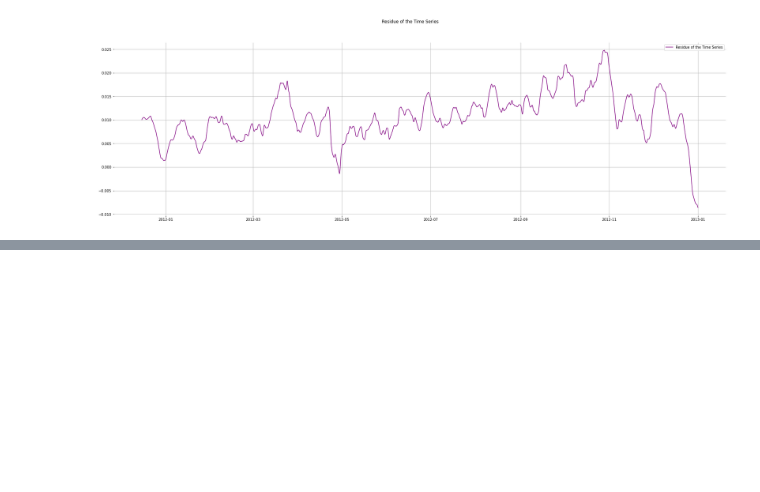
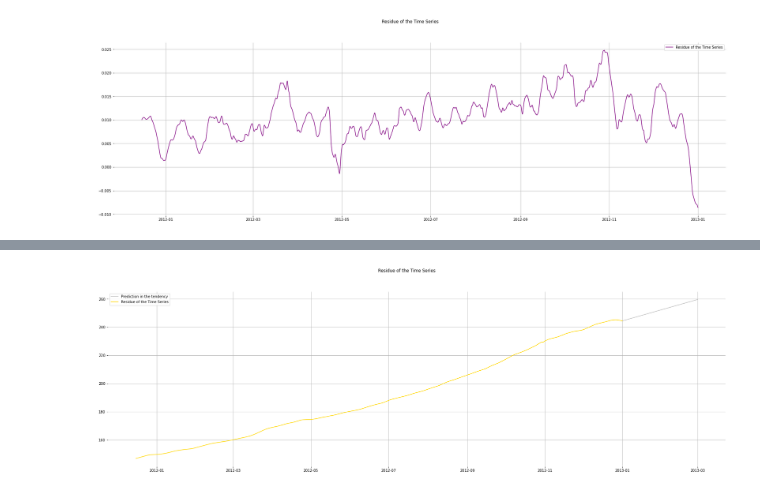
Before and after one commit to mateoricio/chicago_reting_bikes_forecasting, a Jupyter notebook: chicago_bikes_forecasting.ipynb, the cells around one changed output, grey strips where cells are left out. Saved outputs shown, nothing was run; the diff lists cells and outputs as text; code cells hidden in the pictures; blank space fills up the shorter version.

```diff
--- a/chicago_bikes_forecasting.ipynb
+++ b/chicago_bikes_forecasting.ipynb
@@ -185,0 +216,19 @@ ax.legend();
+# %%
+df_ts_prediction['tendency_prediction'] = np.nan
+df_ts_prediction['tendency_prediction'].loc['2012-12-31 23:00:00':] = df_ts_prediction['tendency'].loc['2012-12-31 23:00:00']
+df_ts_prediction['add_tendency_prediction'] = df_ts_prediction['tendency_prediction'] + df_ts_prediction['residue_prediction'].cumsum()
+# %%
+fig, ax = plt.subplots(figsize = fig_size)
+
+fig.suptitle('Residue of the Time Series')
+# ax.set_ylabel('Residue')
+
+ax.plot(df_ts_prediction['add_tendency_prediction'], color = 'silver', label='Prediction in the tendency')
+ax.plot(df_ts_prediction['tendency'], color = 'gold', label='Residue of the Time Series')
+
+
+[ ax.spines[x].set_visible(False) for x in ['top', 'right', 'left', 'bottom'] ]
+ax.grid()
+ax.legend();
+# %% [output]
+[figure, added]
```
Also changed, not shown: parts of 7 cells of this notebook.
